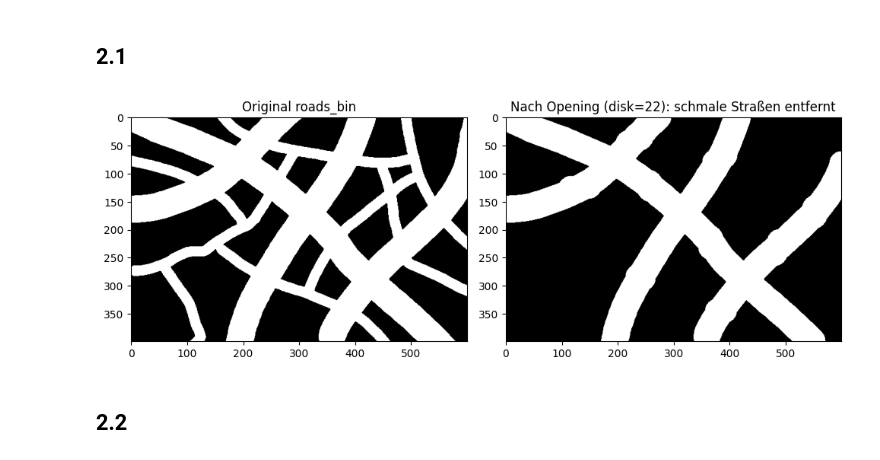
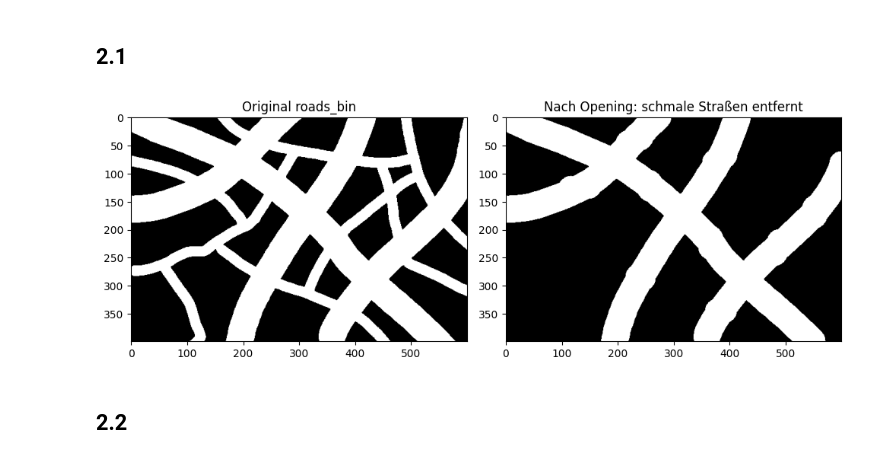
Before and after one commit to Zeck223/Bildverarbeitung, a Jupyter notebook: blatt11/b11a02.ipynb, the cells around one changed output. Drawn from its saved outputs; the diff is of its cells as text; code cells hidden in the pictures.

```diff
--- a/blatt11/b11a02.ipynb
+++ b/blatt11/b11a02.ipynb
@@ -31,23 +34,23 @@ plt.show()
 ## 2.1
 # %%
 se = disk(22)                                # Structuring element: disk with radius 22
-roads_eroded = erosion(roads_bin, se)        # Erosion removes narrow roads
+roads_eroded = erosion(roads_bin, se)        # Erosion removes narrow roads and shrinks wide roads
 roads_morphed = dilation(roads_eroded, se)   # Dilation restores the remaining wide roads
 
 plt.figure(figsize=(10, 4))
 
 plt.subplot(1, 2, 1)
 plt.imshow(roads_bin, cmap='gray')
 plt.title('Original roads_bin')
 
 plt.subplot(1, 2, 2)
 plt.imshow(roads_morphed, cmap='gray')
-plt.title('Nach Opening (disk=22): schmale Straßen entfernt')
+plt.title('Nach Opening: schmale Straßen entfernt')
 
 plt.tight_layout()
 plt.show()
 # %% [output]
-[figure, old version]
+[figure, new version]
 # %% [markdown]
 ## 2.2
 # %%
```
Also changed, not shown: parts of 2 cells of this notebook, 1 other file.
